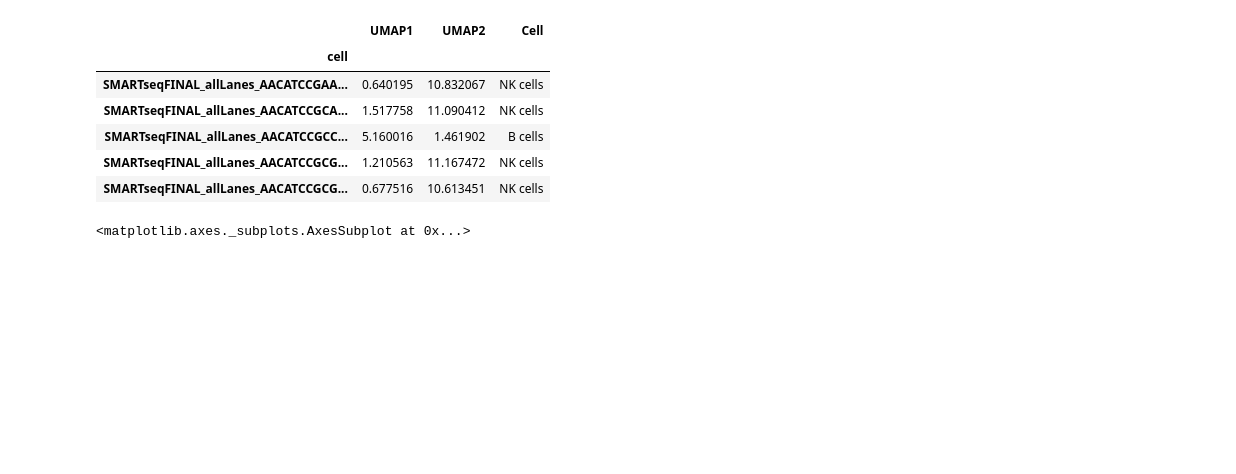
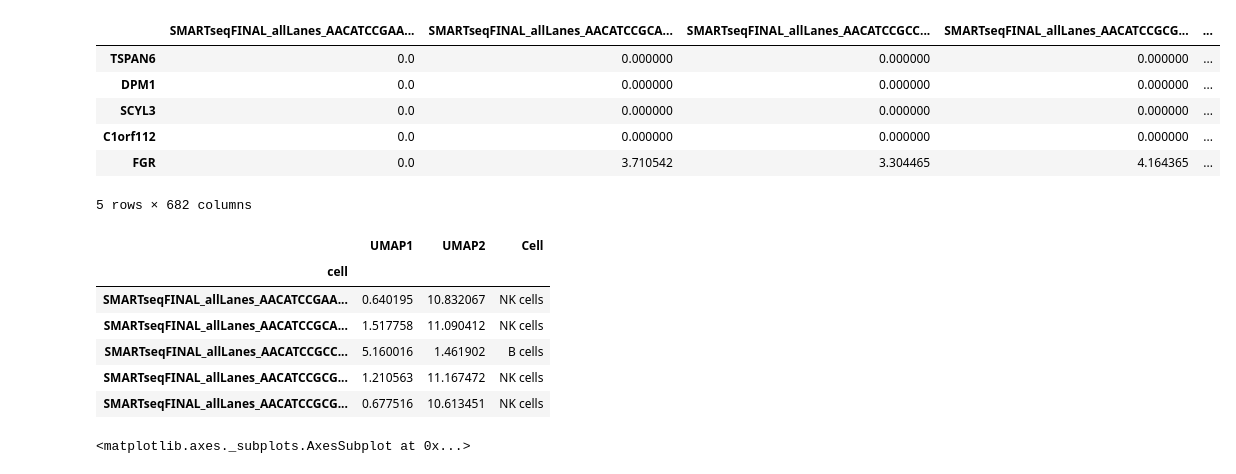
Before and after one commit to Vargeszti/Thesis, a Jupyter notebook: code/scRNAseq.ipynb, the cells around one changed output. Cells and saved outputs as stored; diff of their text form; code cells hidden in the pictures; blank space fills up the shorter version.

```diff
--- a/code/scRNAseq.ipynb
+++ b/code/scRNAseq.ipynb
@@ -15,3 +25,13 @@ data = pd.read_csv('../data/scrnaseq/test_mat.csv', sep=',', header=0, index_col
+# %%
+data.head()
+# %% [output]
+|  | SMARTseqFINAL_allLanes_AACATCCGAA... | SMARTseqFINAL_allLanes_AACATCCGCA... | SMARTseqFINAL_allLanes_AACATCCGCC... | SMARTseqFINAL_allLanes_AACATCCGCG... | ... |
+| TSPAN6 | 0.0 | 0.000000 | 0.000000 | 0.000000 | ... |
+| DPM1 | 0.0 | 0.000000 | 0.000000 | 0.000000 | ... |
+| SCYL3 | 0.0 | 0.000000 | 0.000000 | 0.000000 | ... |
+| C1orf112 | 0.0 | 0.000000 | 0.000000 | 0.000000 | ... |
+| FGR | 0.0 | 3.710542 | 3.304465 | 4.164365 | ... |
+5 rows × 682 columns
 # %%
 meta = pd.read_csv('../data/scrnaseq/meta_data_smartseq2.csv', sep=',', header=0, index_col=0)
 # %%
```
Also changed, not shown: parts of 1 cell of this notebook, 1 other file.
